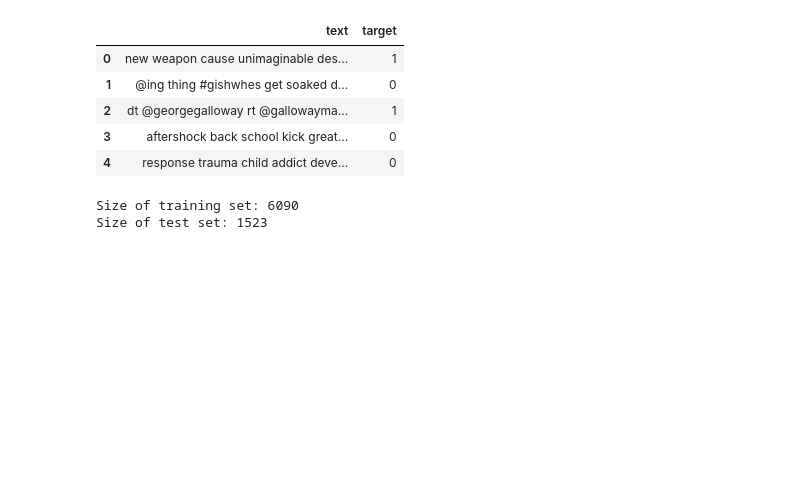
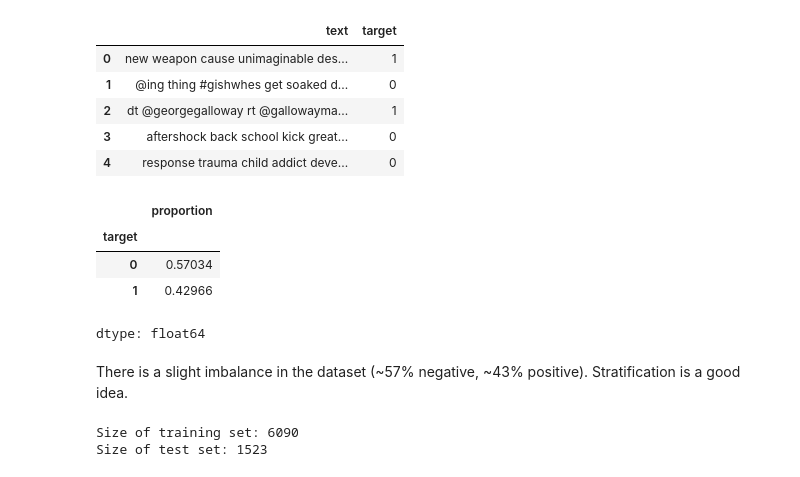
Before and after one commit to JericCantos/DisasterTweetPredictions, a Jupyter notebook: notebooks/DisasterTweetPrediction.ipynb, the cells around one changed output. Drawn from its saved outputs; the diff is of its cells as text; code cells hidden in the pictures; blank space fills up the shorter version.

```diff
--- a/notebooks/DisasterTweetPrediction.ipynb
+++ b/notebooks/DisasterTweetPrediction.ipynb
@@ -274,4 +282,14 @@ df.head()
 | 2 | dt @georgegalloway rt @gallowayma... | 1 |
 | 3 | aftershock back school kick great... | 0 |
 | 4 | response trauma child addict deve... | 0 |
+# %%
+df['target'].value_counts(normalize=True)
+# %% [output]
+|  | proportion |
+| target |  |
+| 0 | 0.57034 |
+| 1 | 0.42966 |
+dtype: float64
+# %% [markdown]
+There is a slight imbalance in the dataset (~57% negative, ~43% positive). Stratification is a good idea.
 # %%
```
Also changed, not shown: parts of 24 cells of this notebook.
